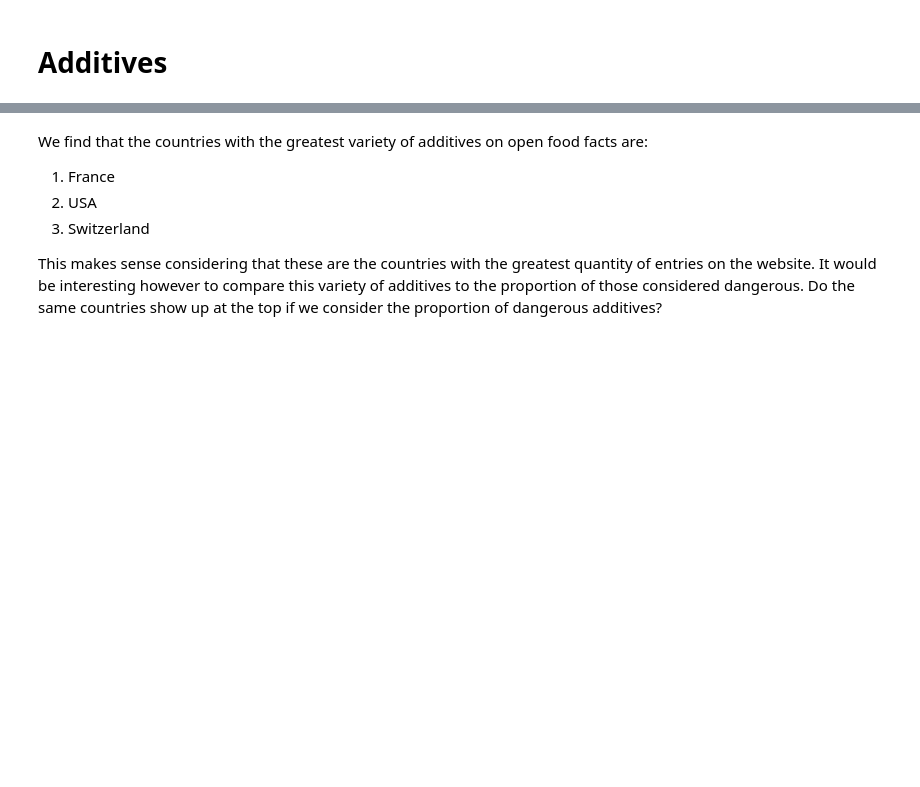
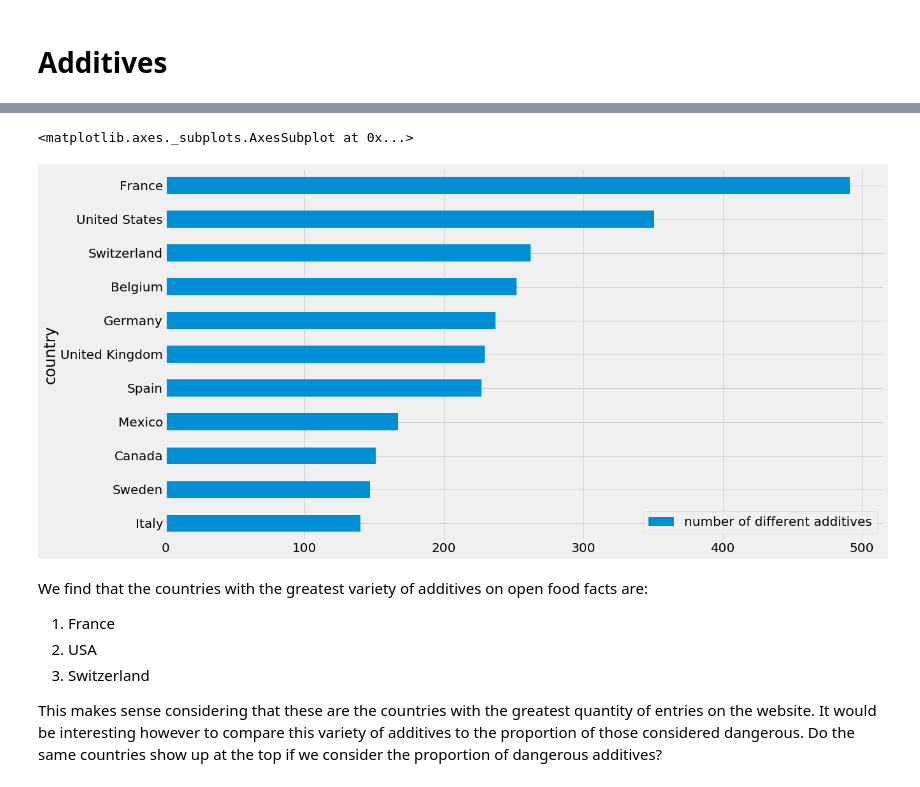
Before and after one commit to lbasseto/meyran-open-food-facts, a Jupyter notebook: Data PreProcessing.ipynb, the cells around one changed output, grey strips where cells are left out. Saved outputs shown, nothing was run; the diff lists cells and outputs as text; code cells hidden in the pictures; blank space fills up the shorter version.

```diff
--- a/Data PreProcessing.ipynb
+++ b/Data PreProcessing.ipynb
@@ -942,16 +981,19 @@ plot(stringify(switzerland[switzerland["main_category_en"] == "Sugary snacks"]),
 # %%
 def additives(row):
     return row["additives_tags"]
 
 def n_distinct_additives(additives_list):
     total_list = set()
     for  additives in additives_list:
         for a in additives:
             total_list.add(a)
     return len(total_list)
 
 number_additives_per_country = group_by_country_and_aggregate(df, additives, "number of different additives", n_distinct_additives, 1000)
-number_additives_per_country.plot.bar()
+number_additives_per_country.sort_values(by = 'number of different additives', ascending=True).plot.barh()
+# %% [output]
+<matplotlib.axes._subplots.AxesSubplot at 0x...>
+[figure, added]
 # %% [markdown]
 We find that the countries with the greatest variety of additives on open food facts are:
 1. France
```
Also changed, not shown: parts of 25 cells of this notebook, 6 other files.
